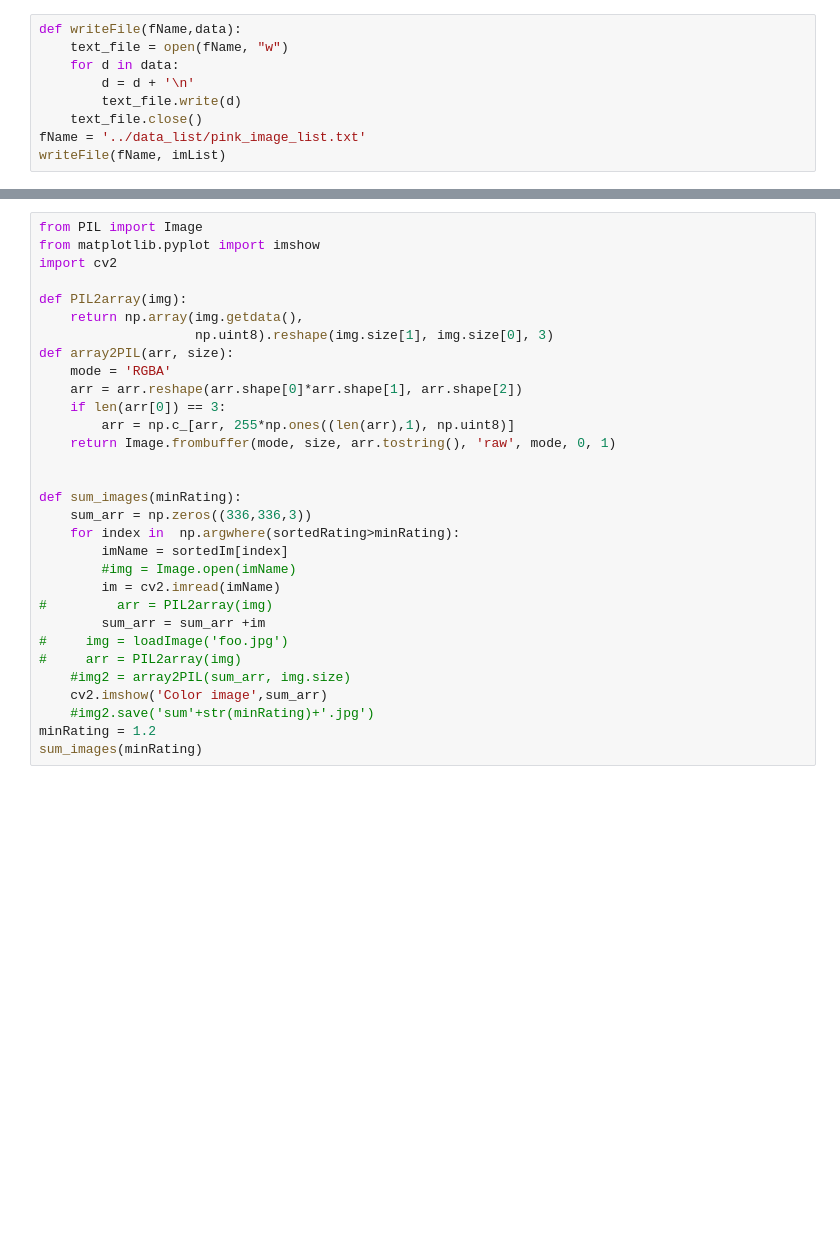
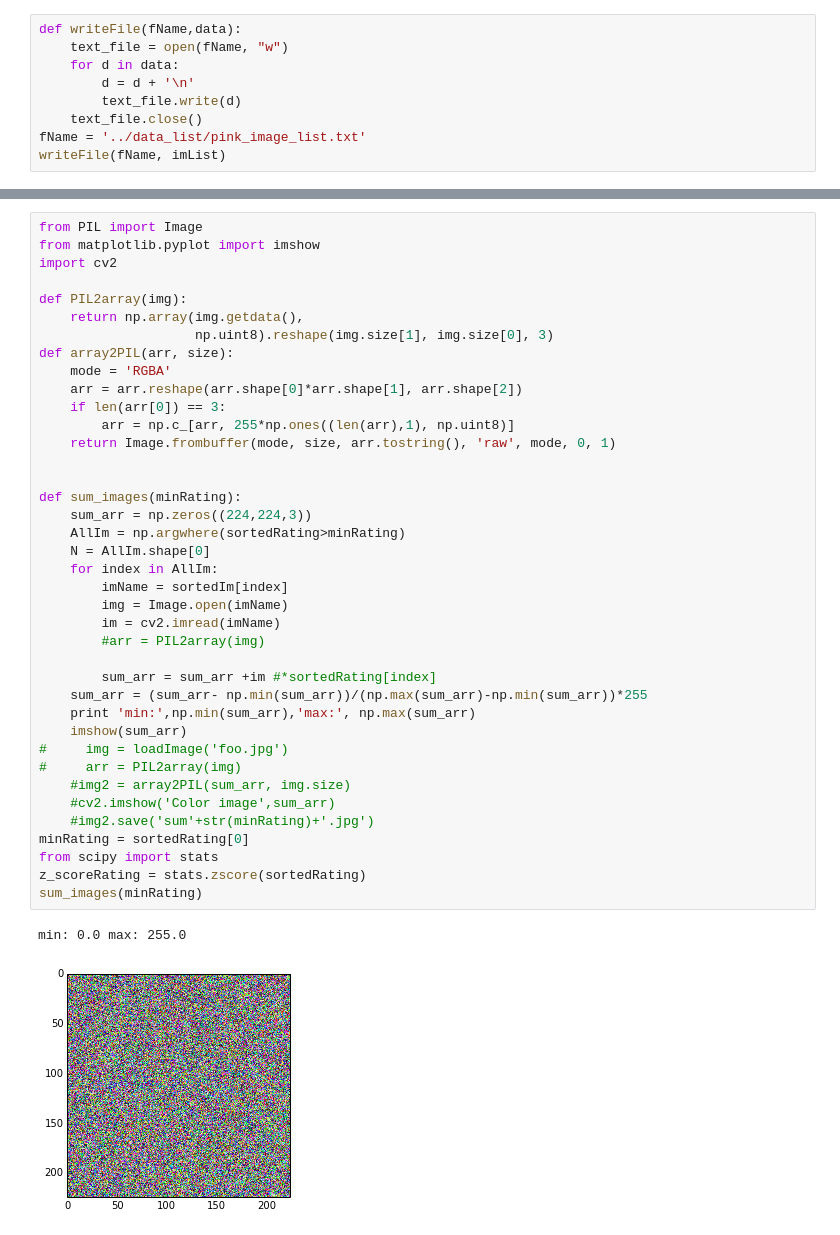
Before and after one commit to amandasongmm/attractiveness_datamining, a Jupyter notebook: linjieCode/neuralNet/neuralNet_performance.ipynb, the cells around one changed output, grey strips where cells are left out. Drawn from its saved outputs; the diff is of its cells as text; blank space fills up the shorter version.

```diff
--- a/linjieCode/neuralNet/neuralNet_performance.ipynb
+++ b/linjieCode/neuralNet/neuralNet_performance.ipynb
@@ -301,31 +339,42 @@ np.argwhere(sortedRating>1.2).shape
 # %%
 from PIL import Image
 from matplotlib.pyplot import imshow
 import cv2
 
 def PIL2array(img):
     return np.array(img.getdata(),
                     np.uint8).reshape(img.size[1], img.size[0], 3)
 def array2PIL(arr, size):
     mode = 'RGBA'
     arr = arr.reshape(arr.shape[0]*arr.shape[1], arr.shape[2])
     if len(arr[0]) == 3:
         arr = np.c_[arr, 255*np.ones((len(arr),1), np.uint8)]
     return Image.frombuffer(mode, size, arr.tostring(), 'raw', mode, 0, 1)
 
 
 def sum_images(minRating):
-    sum_arr = np.zeros((336,336,3))
-    for index in  np.argwhere(sortedRating>minRating):
+    sum_arr = np.zeros((224,224,3))
+    AllIm = np.argwhere(sortedRating>minRating)
+    N = AllIm.shape[0]
+    for index in AllIm:
         imName = sortedIm[index]
-        #img = Image.open(imName)
+        img = Image.open(imName)
         im = cv2.imread(imName)
-#         arr = PIL2array(img)
-        sum_arr = sum_arr +im
+        #arr = PIL2array(img)
+
+        sum_arr = sum_arr +im #*sortedRating[index]
+    sum_arr = (sum_arr- np.min(sum_arr))/(np.max(sum_arr)-np.min(sum_arr))*255
+    print 'min:',np.min(sum_arr),'max:', np.max(sum_arr)
+    imshow(sum_arr)
 #     img = loadImage('foo.jpg')
 #     arr = PIL2array(img)
     #img2 = array2PIL(sum_arr, img.size)
-    cv2.imshow('Color image',sum_arr)
+    #cv2.imshow('Color image',sum_arr)
     #img2.save('sum'+str(minRating)+'.jpg')
-minRating = 1.2
+minRating = sortedRating[0]
+from scipy import stats
+z_scoreRating = stats.zscore(sortedRating)
 sum_images(minRating)
+# %% [output]
+min: 0.0 max: 255.0
+[figure, added]
```
Also changed, not shown: parts of 12 cells of this notebook, 3 other files.
